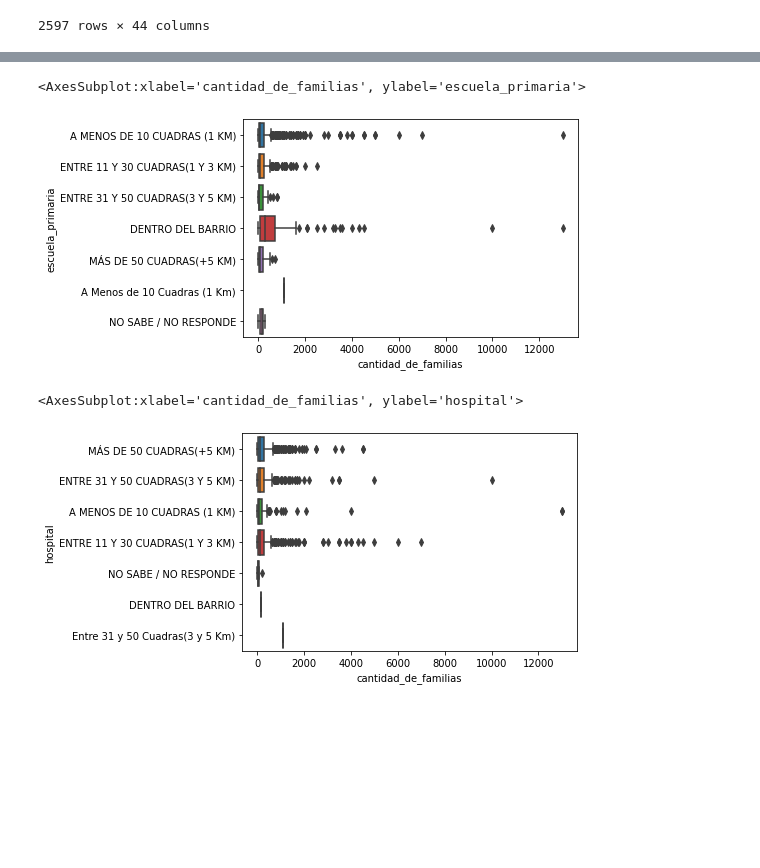
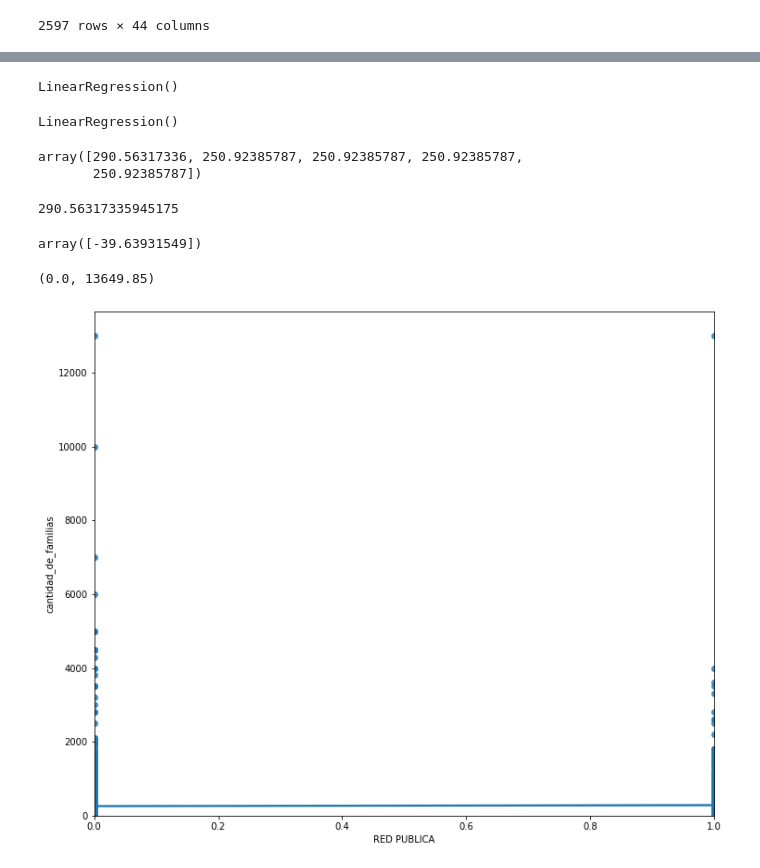
Before and after one commit to NestorDiazDataSC/Asentamientos-Informales, a Jupyter notebook: Informe.ipynb, the cells around one changed output, grey strips where cells are left out. Cells and saved outputs as stored; diff of their text form; code cells hidden in the pictures; blank space fills up the shorter version.

```diff
--- a/Informe.ipynb
+++ b/Informe.ipynb
@@ -357,12 +374,9 @@ df.describe()
 | 75% | 270.000000 | 1.000000 | 1.000000 | 1.000000 | 1.000000 | 1.000000 | 0.00000 | 0.000000 | 1.000000 |
 | max | 13000.000000 | 1.000000 | 1.000000 | 1.000000 | 1.000000 | 1.000000 | 1.00000 | 1.000000 | 1.000000 |
 # %%
-sns.boxplot(x="cantidad_de_familias", y="escuela_primaria", data=df)
+# COMENZAMOS A CALCULAR VALORES PARA PREDECIR NUEVOS RESULTADOS
-# %% [output]
-<AxesSubplot:xlabel='cantidad_de_familias', ylabel='escuela_primaria'>
-[figure, removed]
 # %%
-sns.boxplot(x="cantidad_de_familias", y="hospital", data=df)
+lm = LinearRegression() # Definimos que es LM
+lm
 # %% [output]
-<AxesSubplot:xlabel='cantidad_de_familias', ylabel='hospital'>
+LinearRegression()
-[figure, removed]
@@ -368,0 +386,18 @@ sns.boxplot(x="cantidad_de_familias", y="hospital", data=df)
+# %%
+lm.fit(X,Y)
+# %% [output]
+LinearRegression()
+# %%
+Yhat=lm.predict(X) # Pedimos una prediccion como resultado
+Yhat[0:5]
+# %% [output]
+array([290.56317336, 250.92385787, 250.92385787, 250.92385787,
+       250.92385787])
+# %%
+lm.intercept_ #Intercepcion con el eje Y
+# %% [output]
+290.56317335945175
+# %%
+lm.coef_ # La pendiente de la predicción
+# %% [output]
+array([-39.63931549])
@@ -368,0 +406,10 @@ sns.boxplot(x="cantidad_de_familias", y="hospital", data=df)
+# %%
+# Graficando la regresión
+width = 12
+height = 10
+plt.figure(figsize=(width, height))
+sns.regplot(x="RED PUBLICA", y="cantidad_de_familias", data=df)
+plt.ylim(0,)
+# %% [output]
+(0.0, 13649.85)
+[figure, added]
```
Also changed, not shown: parts of 7 cells of this notebook.
